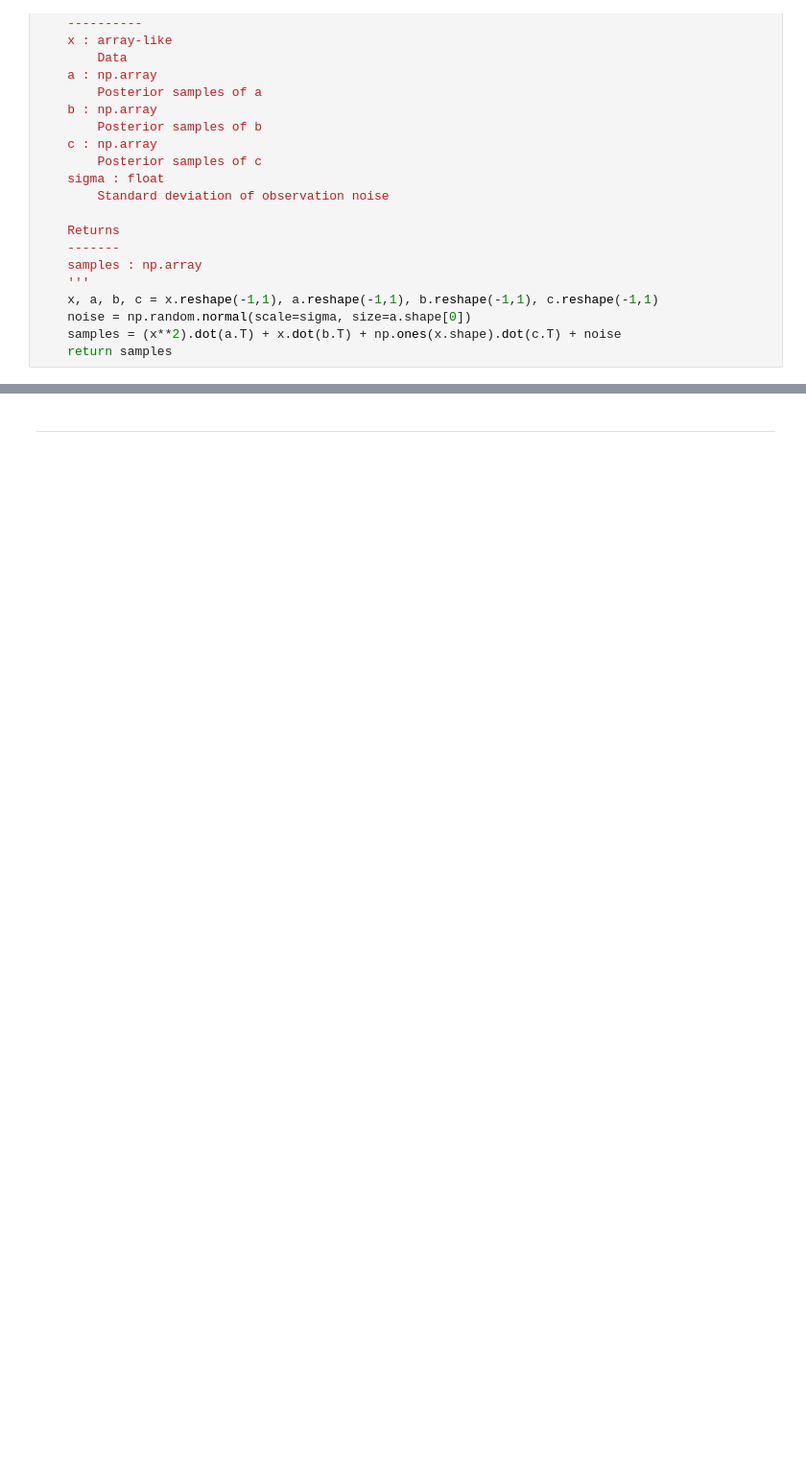
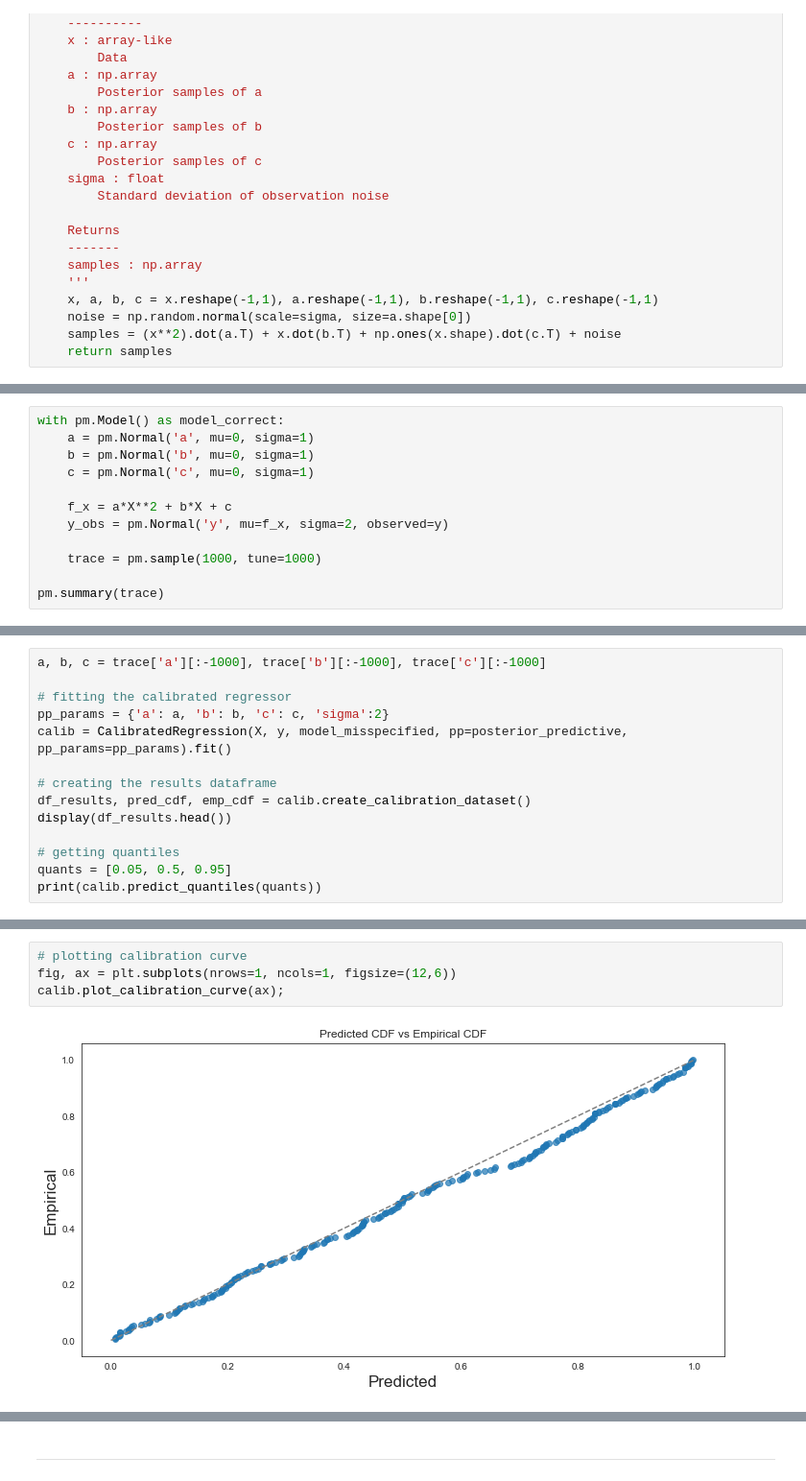
Before and after one commit to AnthonyRentsch/calibrated_regression, a Jupyter notebook: BayesianRegression.ipynb, the cells around one changed output, grey strips where cells are left out. Shown at 96% size. Cells and saved outputs as stored; diff of their text form; blank space fills up the shorter version.

```diff
--- a/BayesianRegression.ipynb
+++ b/BayesianRegression.ipynb
@@ -142,0 +172,12 @@ calib.plot_diagnostic_curve(ax, X_test, y_test);
+# %%
+with pm.Model() as model_correct:
+    a = pm.Normal('a', mu=0, sigma=1)
+    b = pm.Normal('b', mu=0, sigma=1)
+    c = pm.Normal('c', mu=0, sigma=1)
+
+    f_x = a*X**2 + b*X + c
+    y_obs = pm.Normal('y', mu=f_x, sigma=2, observed=y)
+
+    trace = pm.sample(1000, tune=1000)
+
+pm.summary(trace)
@@ -142,0 +193,14 @@ calib.plot_diagnostic_curve(ax, X_test, y_test);
+# %%
+a, b, c = trace['a'][:-1000], trace['b'][:-1000], trace['c'][:-1000]
+
+# fitting the calibrated regressor
+pp_params = {'a': a, 'b': b, 'c': c, 'sigma':2}
+calib = CalibratedRegression(X, y, model_misspecified, pp=posterior_predictive, pp_params=pp_params).fit()
+
+# creating the results dataframe
+df_results, pred_cdf, emp_cdf = calib.create_calibration_dataset()
+display(df_results.head())
+
+# getting quantiles
+quants = [0.05, 0.5, 0.95]
+print(calib.predict_quantiles(quants))
@@ -142,0 +215,6 @@ calib.plot_diagnostic_curve(ax, X_test, y_test);
+# %%
+# plotting calibration curve
+fig, ax = plt.subplots(nrows=1, ncols=1, figsize=(12,6))
+calib.plot_calibration_curve(ax);
+# %% [output]
+[figure, added]
```
Also changed, not shown: parts of 26 cells of this notebook.
